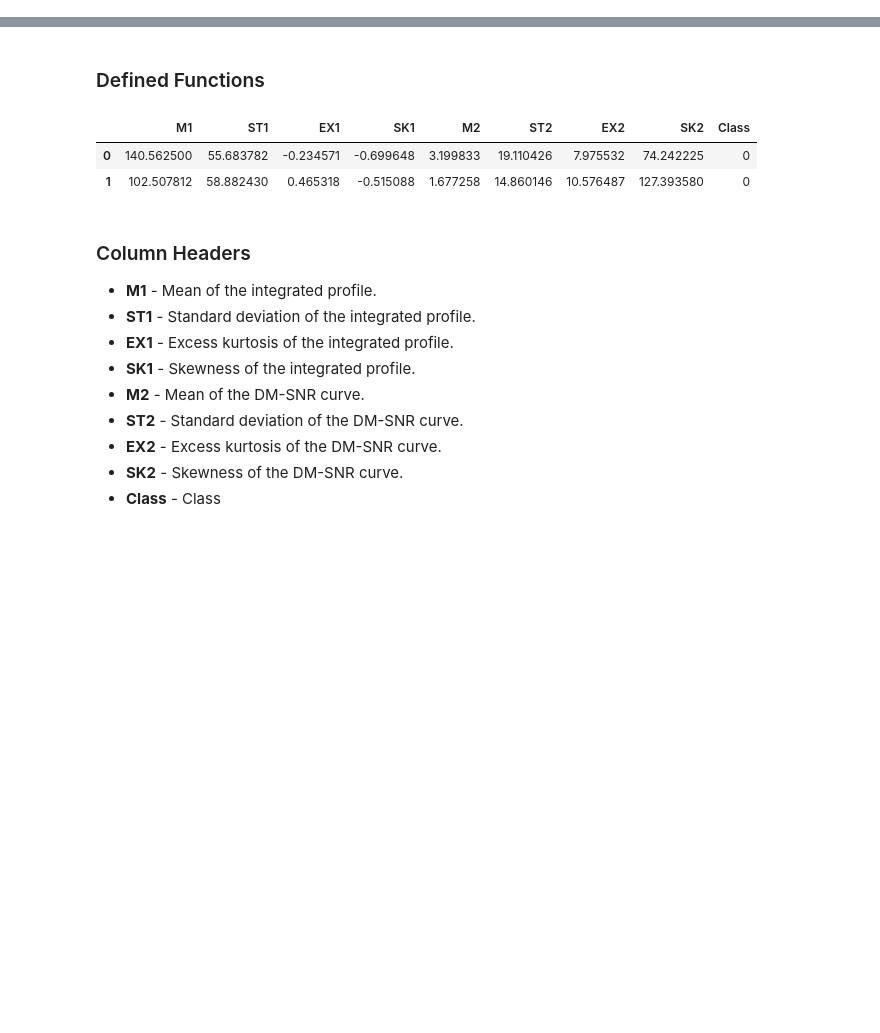
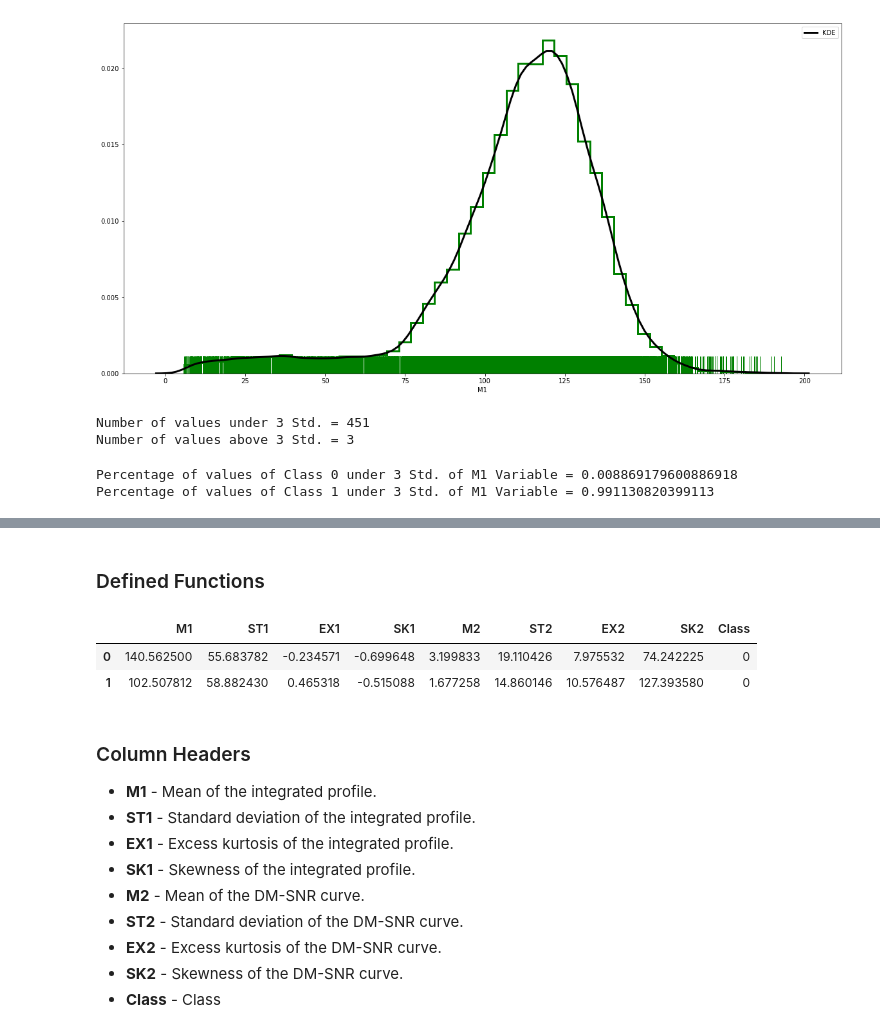
Before and after one commit to nhendersonkuns/awesomedataminers, a Jupyter notebook: pulsars.ipynb, the cells around one changed output, grey strips where cells are left out. Drawn from its saved outputs; the diff is of its cells as text; code cells hidden in the pictures; blank space fills up the shorter version.

```diff
--- a/pulsars.ipynb
+++ b/pulsars.ipynb
@@ -9,0 +120,26 @@ import seaborn as sns
+# %%
+fig, axes = plt.subplots(1,1,figsize = (20,10))
+axes = sns.distplot(pulsars_Df['M1'],rug=True, rug_kws={"color": "g"},
+                   kde_kws={"color": "k", "lw": 3, "label": "KDE"},
+                   hist_kws={"histtype": "step", "linewidth": 3,
+                            "alpha": 1, "color": "g"})
+plt.show()
+# %% [output]
+[figure, added]
+# %%
+# Check how many values of M1 variable are over or below 3 std deviations
+a = np.mean(pulsars_Df['M1']) - (3 * np.std(pulsars_Df['M1']))
+b = np.mean(pulsars_Df['M1']) + (3 * np.std(pulsars_Df['M1']))
+print("Number of values under 3 Std. = %s" %pulsars_Df[pulsars_Df['M1'] < a]['Class'].count())
+print("Number of values above 3 Std. = %s" %pulsars_Df[pulsars_Df['M1'] > b]['Class'].count())
+# %% [output]
+Number of values under 3 Std. = 451
+Number of values above 3 Std. = 3
+# %%
+c = pulsars_Df[pulsars_Df['M1'] < a]['Class'].count()
+d = sum(pulsars_Df[pulsars_Df['M1'] < a]['Class'])
+print("Percentage of values of Class 0 under 3 Std. of M1 Variable = %s" %((c - d)/c))
+print("Percentage of values of Class 1 under 3 Std. of M1 Variable = %s" %((d)/c))
+# %% [output]
+Percentage of values of Class 0 under 3 Std. of M1 Variable = 0.008869179600886918
+Percentage of values of Class 1 under 3 Std. of M1 Variable = 0.991130820399113
```
Also changed, not shown: parts of 21 cells of this notebook.
